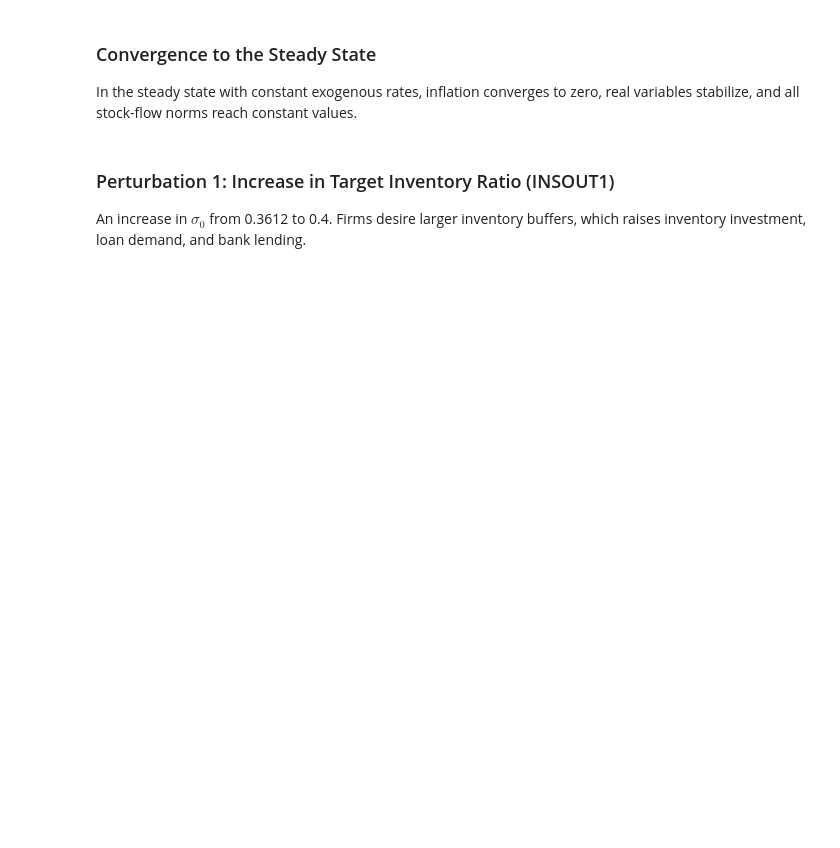
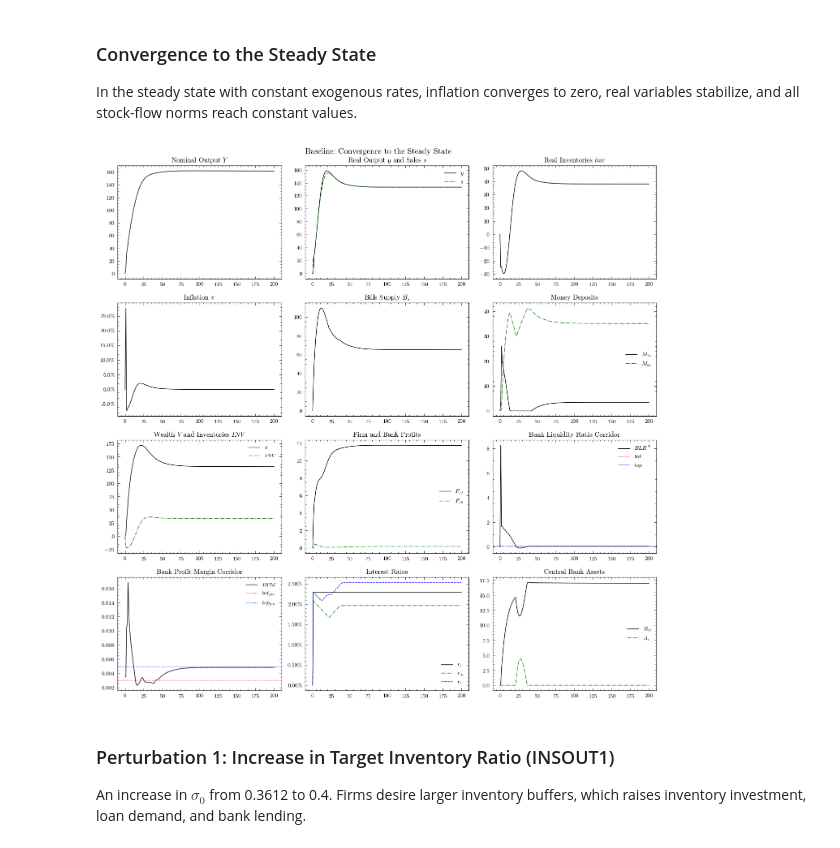
Before and after one commit to KarlNaumann/MacroStat, a Jupyter notebook: docs/models/GL06/GL06INSOUT.ipynb, the cells around one changed output. Cells and saved outputs as stored; diff of their text form; code cells hidden in the pictures; blank space fills up the shorter version.

```diff
--- a/docs/models/GL06/GL06INSOUT.ipynb
+++ b/docs/models/GL06/GL06INSOUT.ipynb
@@ -342,68 +343,68 @@ In the steady state with constant exogenous rates, inflation converges to zero,
 # %%
 fig, axs = plt.subplots(ncols=3, nrows=4, figsize=(14, 14))
 
-axs[0, 0].plot(output.index, output["NominalOutput"], "k")
-axs[0, 0].set_title("Nominal Output $Y$")
+axs[0, 0].plot(output.index, output['NominalOutput'], 'k')
+axs[0, 0].set_title('Nominal Output $Y$')
 
-axs[0, 1].plot(output.index, output["RealOutput"], "k", label="$y$")
-axs[0, 1].plot(output.index, output["RealSales"], "g-.", label="$s$")
-axs[0, 1].set_title("Real Output $y$ and Sales $s$")
+axs[0, 1].plot(output.index, output['RealOutput'], 'k', label='$y$')
+axs[0, 1].plot(output.index, output['RealSales'], 'g-.', label='$s$')
+axs[0, 1].set_title('Real Output $y$ and Sales $s$')
 axs[0, 1].legend(frameon=False)
 
-axs[0, 2].plot(output.index, output["RealInventories"], "k")
-axs[0, 2].set_title("Real Inventories $inv$")
+axs[0, 2].plot(output.index, output['RealInventories'], 'k')
+axs[0, 2].set_title('Real Inventories $inv$')
 
-axs[1, 0].plot(output.index, output["InflationRate"], "k")
-axs[1, 0].set_title(r"Inflation $\pi$")
+axs[1, 0].plot(output.index, output['InflationRate'], 'k')
+axs[1, 0].set_title(r'Inflation $\pi$')
 axs[1, 0].yaxis.set_major_formatter(PercentFormatter(1))
 
-axs[1, 1].plot(output.index, output["BillsSupply"], "k")
-axs[1, 1].set_title("Bills Supply $B_s$")
+axs[1, 1].plot(output.index, output['BillsSupply'], 'k')
+axs[1, 1].set_title('Bills Supply $B_s$')
 
-axs[1, 2].plot(output.index, output["M1Supply"], "k", label="$M_{1s}$")
-axs[1, 2].plot(output.index, output["M2Supply"], "g-.", label="$M_{2s}$")
-axs[1, 2].set_title("Money Deposits")
+axs[1, 2].plot(output.index, output['M1Supply'], 'k', label='$M_{1s}$')
+axs[1, 2].plot(output.index, output['M2Supply'], 'g-.', label='$M_{2s}$')
+axs[1, 2].set_title('Money Deposits')
 axs[1, 2].legend(frameon=False)
 
-axs[2, 0].plot(output.index, output["NominalWealth"], "k", label="$V$")
-axs[2, 0].plot(output.index, output["NominalInventories"], "g-.", label="$INV$")
-axs[2, 0].set_title("Wealth $V$ and Inventories $INV$")
+axs[2, 0].plot(output.index, output['NominalWealth'], 'k', label='$V$')
+axs[2, 0].plot(output.index, output['NominalInventories'], 'g-.', label='$INV$')
+axs[2, 0].set_title('Wealth $V$ and Inventories $INV$')
 axs[2, 0].legend(frameon=False)
 
-axs[2, 1].plot(output.index, output["FirmProfits"], "k", label="$F_{xf}$")
-axs[2, 1].plot(output.index, output["BankProfits"], "g-.", label="$F_{xb}$")
-axs[2, 1].set_title("Firm and Bank Profits")
+axs[2, 1].plot(output.index, output['FirmProfits'], 'k', label='$F_{xf}$')
+axs[2, 1].plot(output.index, output['BankProfits'], 'g-.', label='$F_{xb}$')
+axs[2, 1].set_title('Firm and Bank Profits')
 axs[2, 1].legend(frameon=False)
 
-axs[2, 2].plot(
-    output.index, output["BankLiquidityRatioTentative"], "k", label="$BLR^N$"
-)
-axs[2, 2].axhline(y=params["BankLiquidityFloor"], color="r", ls=":", label="$bot$")
-axs[2, 2].axhline(y=params["BankLiquidityCeiling"], color="b", ls=":", label="$top$")
-axs[2, 2].set_title("Bank Liquidity Ratio Corridor")
+axs[2, 2].plot(output.index, output['BankLiquidityRatioTentative'], 'k', label='$BLR^N$')
+axs[2, 2].axhline(y=params["BankLiquidityFloor"], color='r', ls=':', label='$bot$')
+axs[2, 2].axhline(y=params["BankLiquidityCeiling"], color='b', ls=':', label='$top$')
+axs[2, 2].set_title('Bank Liquidity Ratio Corridor')
 axs[2, 2].legend(frameon=False)
 
-axs[3, 0].plot(output.index, output["BankProfitMargin"], "k", label="$BPM$")
-axs[3, 0].axhline(y=params["BankProfitFloor"], color="r", ls=":", label="$bot_{pm}$")
-axs[3, 0].axhline(y=params["BankProfitCeiling"], color="b", ls=":", label="$top_{pm}$")
-axs[3, 0].set_title("Bank Profit Margin Corridor")
+axs[3, 0].plot(output.index, output['BankProfitMargin'], 'k', label='$BPM$')
+axs[3, 0].axhline(y=params["BankProfitFloor"], color='r', ls=':', label='$bot_{pm}$')
+axs[3, 0].axhline(y=params["BankProfitCeiling"], color='b', ls=':', label='$top_{pm}$')
+axs[3, 0].set_title('Bank Profit Margin Corridor')
 axs[3, 0].legend(frameon=False)
 
-axs[3, 1].plot(output.index, output["BillRate"], "k", label="$r_b$")
-axs[3, 1].plot(output.index, output["DepositRate"], "g-.", label="$r_m$")
-axs[3, 1].plot(output.index, output["LoanRate"], "b--", label="$r_l$")
-axs[3, 1].set_title("Interest Rates")
+axs[3, 1].plot(output.index, output['BillRate'], 'k', label='$r_b$')
+axs[3, 1].plot(output.index, output['DepositRate'], 'g-.', label='$r_m$')
+axs[3, 1].plot(output.index, output['LoanRate'], 'b--', label='$r_l$')
+axs[3, 1].set_title('Interest Rates')
 axs[3, 1].yaxis.set_major_formatter(PercentFormatter(1))
 axs[3, 1].legend(frameon=False)
 
-axs[3, 2].plot(output.index, output["BillsCentralBank"], "k", label="$B_{cb}$")
-axs[3, 2].plot(output.index, output["AdvancesSupply"], "g-.", label="$A_s$")
-axs[3, 2].set_title("Central Bank Assets")
+axs[3, 2].plot(output.index, output['BillsCentralBank'], 'k', label='$B_{cb}$')
+axs[3, 2].plot(output.index, output['AdvancesSupply'], 'g-.', label='$A_s$')
+axs[3, 2].set_title('Central Bank Assets')
 axs[3, 2].legend(frameon=False)
 
-fig.suptitle("Baseline: Convergence to the Steady State", fontsize=14)
+fig.suptitle('Baseline: Convergence to the Steady State', fontsize=14)
 plt.tight_layout()
 plt.show()
+# %% [output]
+[figure, added]
 # %% [markdown]
 ### Perturbation 1: Increase in Target Inventory Ratio (INSOUT1)
 
```
Also changed, not shown: parts of 9 cells of this notebook, 1 other file.
